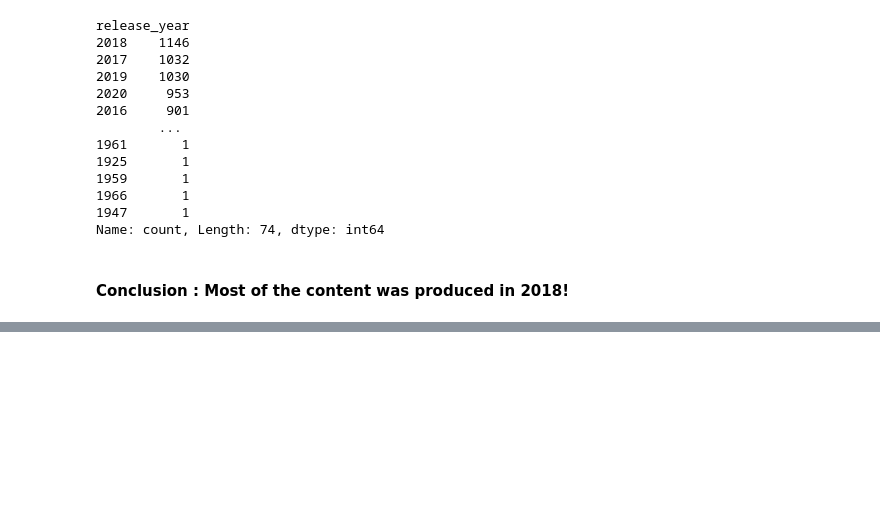
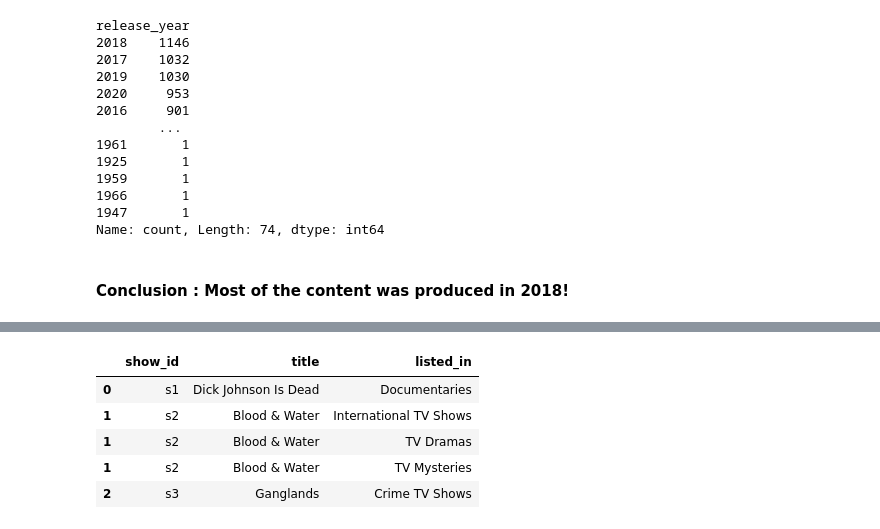
Before and after one commit to Yash-Codes07/netflix-content-analysis, a Jupyter notebook: notebooks/netflix_content_analysis.ipynb, the cells around one changed output, grey strips where cells are left out. Cells and saved outputs as stored; diff of their text form; code cells hidden in the pictures; blank space fills up the shorter version.

```diff
--- a/notebooks/netflix_content_analysis.ipynb
+++ b/notebooks/netflix_content_analysis.ipynb
@@ -175,0 +256,13 @@ Name: count, Length: 74, dtype: int64
+# %%
+df["listed_in"] = df["listed_in"].apply(lambda x : x.split(','))
+df["listed_in"] = df["listed_in"].apply(lambda x : [genre.strip() for genre in x])
+# %%
+genre_df = df.explode("listed_in")
+genre_df[["show_id", "title", "listed_in"]].head()
+# %% [output]
+|  | show_id | title | listed_in |
+| 0 | s1 | Dick Johnson Is Dead | Documentaries |
+| 1 | s2 | Blood & Water | International TV Shows |
+| 1 | s2 | Blood & Water | TV Dramas |
+| 1 | s2 | Blood & Water | TV Mysteries |
+| 2 | s3 | Ganglands | Crime TV Shows |
```
Also changed, not shown: parts of 17 cells of this notebook.
